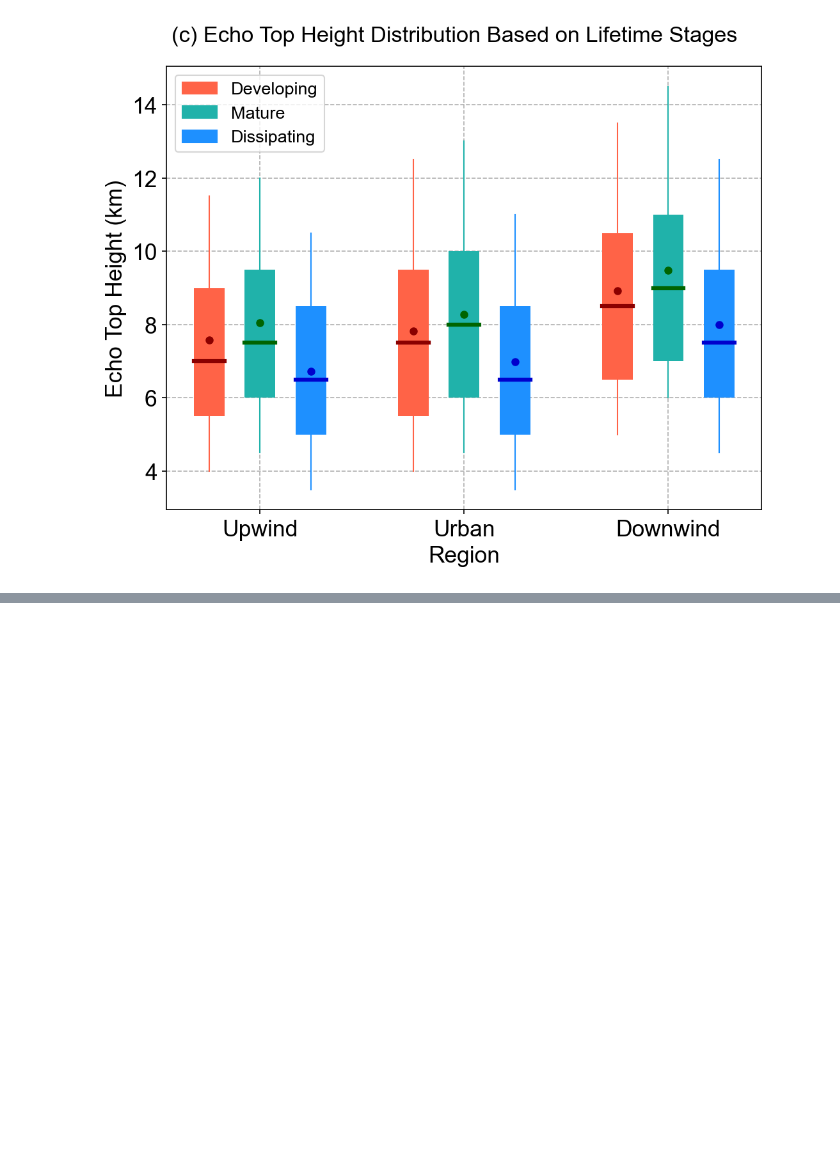
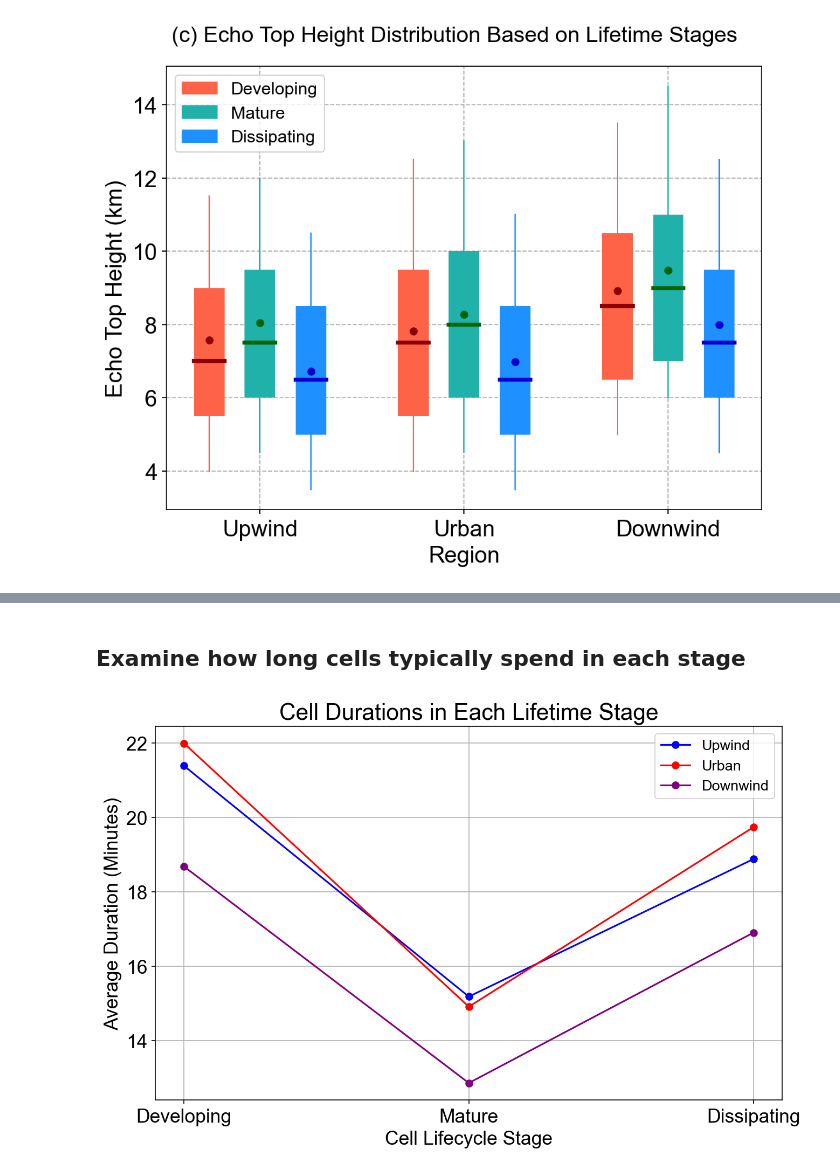
Before and after one commit to oluwafemiomitusa/Geospatial-Analysis, a Jupyter notebook: Second_part/Jupyter Notebooks/New/cell_development_stages.ipynb, the cells around one changed output, grey strips where cells are left out. Saved outputs shown, nothing was run; the diff lists cells and outputs as text; code cells hidden in the pictures; blank space fills up the shorter version.

```diff
--- a/Second_part/Jupyter Notebooks/New/cell_development_stages.ipynb
+++ b/Second_part/Jupyter Notebooks/New/cell_development_stages.ipynb
@@ -656,0 +736,2 @@ plt.show()
+# %% [markdown]
+## Examine how long cells typically spend in each stage
@@ -656,0 +779,31 @@ plt.show()
+# %%
+# Converting the average durations from hours to minutes for all three cases
+average_durations_1_minutes = {stage: hours * 60 for stage, hours in average_stage_durations_upwind.items()}
+average_durations_2_minutes = {stage: hours * 60 for stage, hours in average_stage_durations_urban.items()}
+average_durations_3_minutes = {stage: hours * 60 for stage, hours in average_stage_durations_downwind.items()}
+
+# Preparing the data for plotting (in minutes)
+values_1_minutes = list(average_durations_1_minutes.values())
+values_2_minutes = list(average_durations_2_minutes.values())
+values_3_minutes = list(average_durations_3_minutes.values())
+
+# Plotting the average durations in minutes using line plots
+# Setting up matplotlib parameters
+mpl.rcParams['font.size'] = 17
+mpl.rcParams['font.family'] = 'Arial'
+mpl.rcParams['figure.facecolor'] = 'white'
+
+# Creating a single subplot layout
+fig, ax = plt.subplots(figsize=[10, 6], dpi=150)
+plt.plot(stages, values_1_minutes, label='Upwind', marker='o', color='blue')
+plt.plot(stages, values_2_minutes, label='Urban', marker='o', color='red')
+plt.plot(stages, values_3_minutes, label='Downwind', marker='o', color='purple')
+
+plt.xlabel('Cell Lifecycle Stage')
+plt.ylabel('Average Duration (Minutes)')
+plt.title('Cell Durations in Each Lifetime Stage')
+plt.legend(fontsize=13)
+plt.grid(True)
+plt.show()
+# %% [output]
+[figure, added]
```
Also changed, not shown: parts of 19 cells of this notebook.
